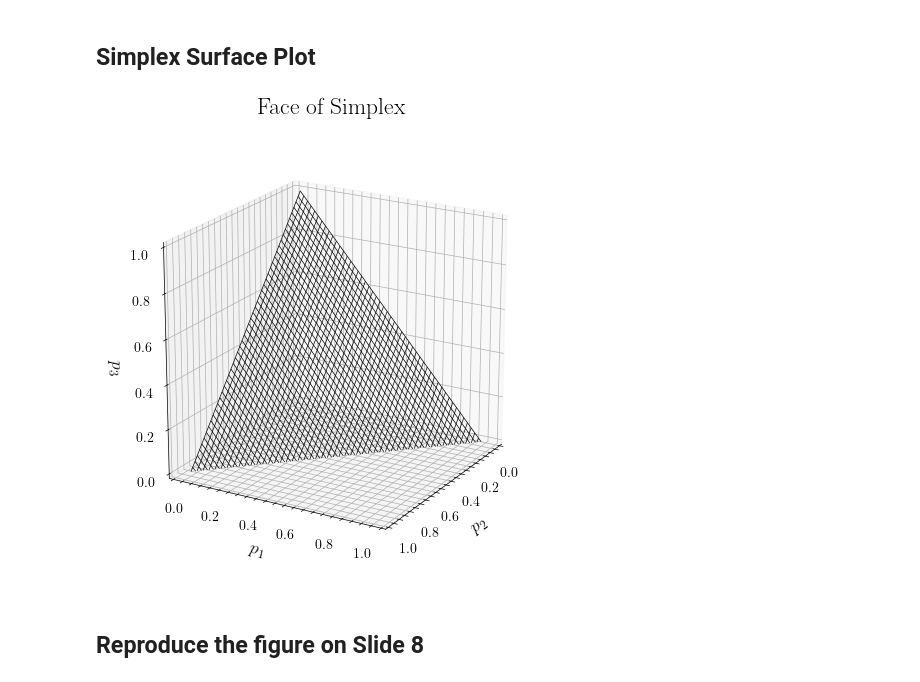
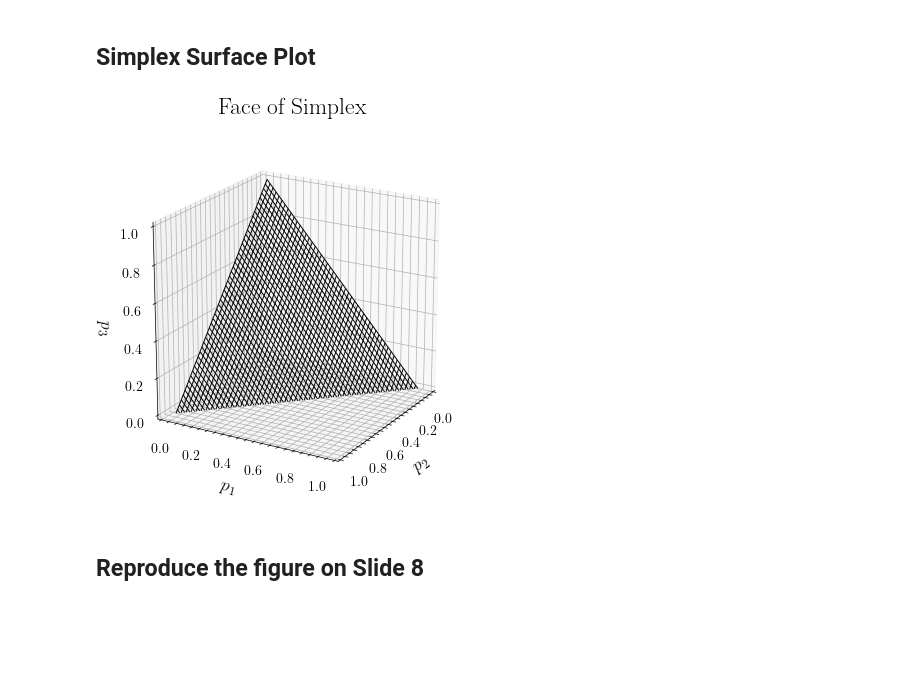
Before and after one commit to silasabs/TIC, a Jupyter notebook: 1. Intro Entropy.ipynb, the cells around one changed output. Cells and saved outputs as stored; diff of their text form; code cells hidden in the pictures; blank space fills up the shorter version.

```diff
--- a/1. Intro Entropy.ipynb
+++ b/1. Intro Entropy.ipynb
@@ -181,34 +181,34 @@ def shannon_entropy(p1, p2):
 # %%
 nPoints = 200
 
 # Defines the bounds and implied region
 x = np.linspace(0, 1, nPoints)
 y = np.linspace(0, 1, nPoints)
 X, Y = np.meshgrid(x, y)
 Z = 1 - X - Y
 
 # Mask for valid region
 mask = (X >= 0) & (Y >= 0) & (X + Y <= 1)
 Z = np.where(mask, Z, np.nan)
 
 # Plot 3D
-fig = plt.figure(figsize=(7, 6))
+fig = plt.figure(figsize=(6, 5))
 ax = fig.add_subplot(111, projection='3d')
 
 # Colorized surface
-surf = ax.plot_wireframe(X, Y, Z, color='k', linewidth=0.5)
+surf = ax.plot_wireframe(X, Y, Z, color='k', linewidth=0.7)
 
 ax.set_xlabel('$p_2$', fontsize=13)
 ax.set_ylabel('$p_1$', fontsize=13)
 ax.set_zlabel('$p_3$', fontsize=13)
 ax.set_title('Face of Simplex', fontsize=17)
 ax.set_box_aspect([1, 1, 1], zoom=0.90)
 ax.view_init(elev=20, azim=30)
 
 if saveFigures:
     plt.savefig(figurePath + 'Face of Simplex.png', dpi=600)
 # %% [output]
-[figure, old version]
+[figure, new version]
 # %% [markdown]
 ## Reproduce the figure on Slide 8
 # %%
```
